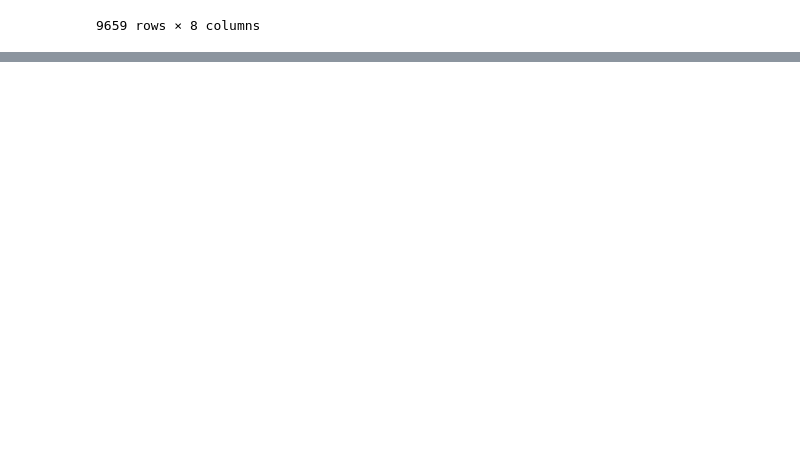
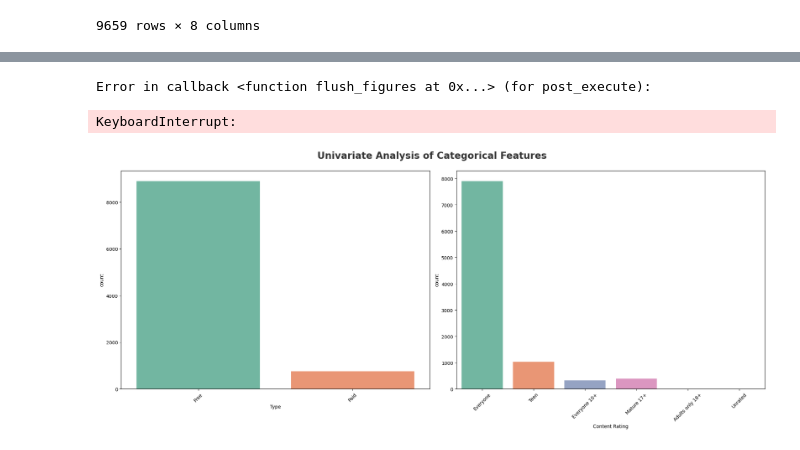
Before and after one commit to demohari/eda, a Jupyter notebook: EDA.ipynb, the cells around one changed output, grey strips where cells are left out. Cells and saved outputs as stored; diff of their text form; code cells hidden in the pictures; blank space fills up the shorter version.

```diff
--- a/EDA.ipynb
+++ b/EDA.ipynb
@@ -308,0 +396,24 @@ df[categorical_features]
+# %%
+#tips = sns.load_dataset("tips")
+#cols = ["day", "size", "sex", "smoker"]
+cols=categorical_features
+f, axs = plt.subplots(1, len(cols), figsize=(10, 4))
+for ax, col in zip(axs, cols):
+    sns.countplot(data=df, x=col, ax=ax)
+f.tight_layout()
+# %% [output]
+Error in callback <function flush_figures at 0x...> (for post_execute):
+KeyboardInterrupt:
+# %%
+# categorical columns
+plt.figure(figsize=(20, 15))
+plt.suptitle('Univariate Analysis of Categorical Features', fontsize=20, fontweight='bold', alpha=0.8, y=1.)
+category = [ 'Type', 'Content Rating']
+for i in range(0, len(category)):
+    plt.subplot(2, 2, i+1)
+    sns.countplot(x=df[category[i]],palette="Set2")
+    plt.xlabel(category[i])
+    plt.xticks(rotation=45)
+    plt.tight_layout()
+# %% [output]
+[figure, added]
```
Also changed, not shown: parts of 33 cells of this notebook.
